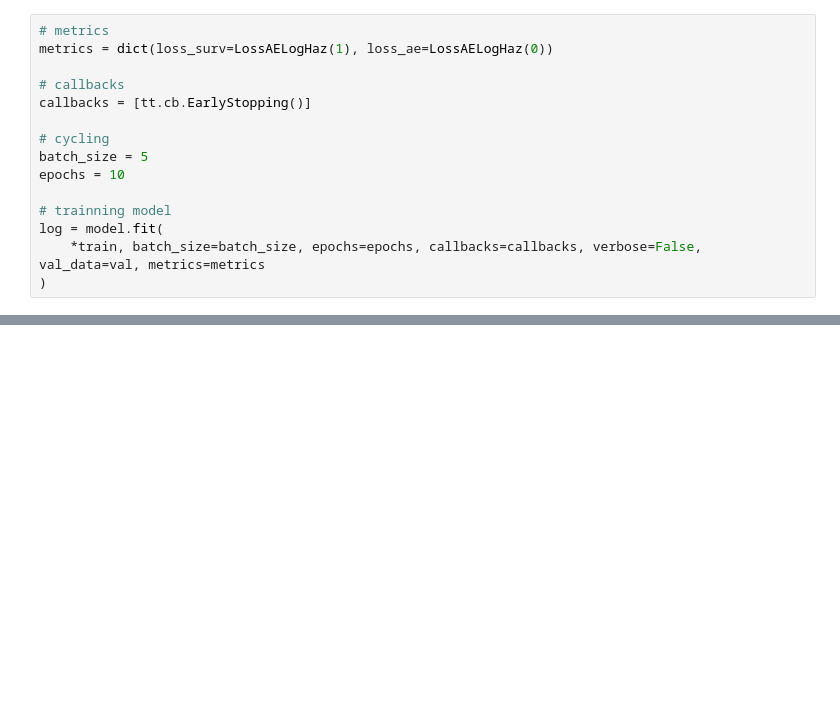
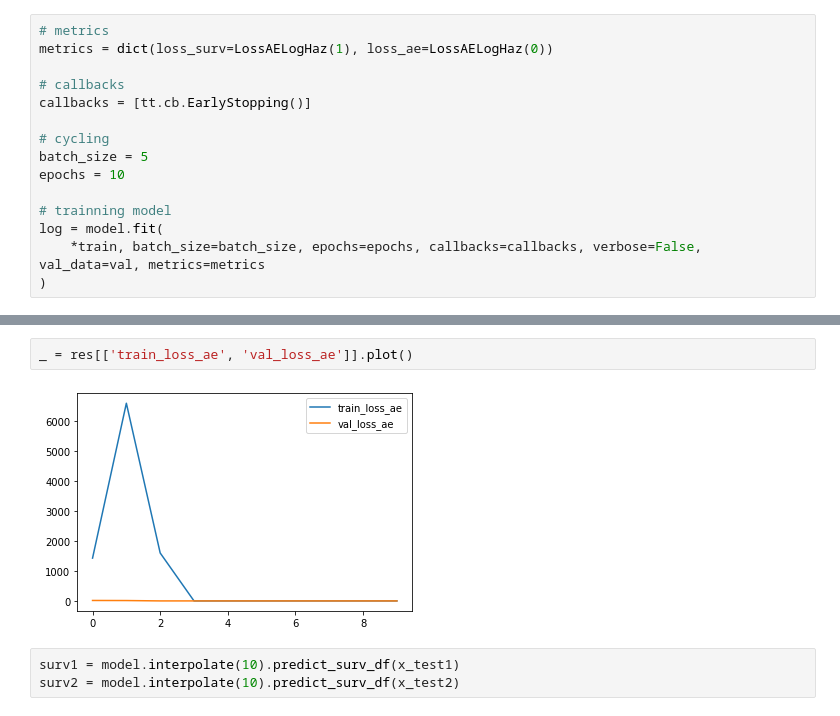
Before and after one commit to chunjie-sam-liu/Deeplatelet, a Jupyter notebook: analysis/08_AESurv.ipynb, the cells around one changed output, grey strips where cells are left out. Drawn from its saved outputs; the diff is of its cells as text; blank space fills up the shorter version.

```diff
--- a/analysis/08_AESurv.ipynb
+++ b/analysis/08_AESurv.ipynb
@@ -238,0 +262,7 @@ log = model.fit(
+# %%
+_ = res[['train_loss_ae', 'val_loss_ae']].plot()
+# %% [output]
+[figure, added]
+# %%
+surv1 = model.interpolate(10).predict_surv_df(x_test1)
+surv2 = model.interpolate(10).predict_surv_df(x_test2)
```
Also changed, not shown: parts of 20 cells of this notebook.
